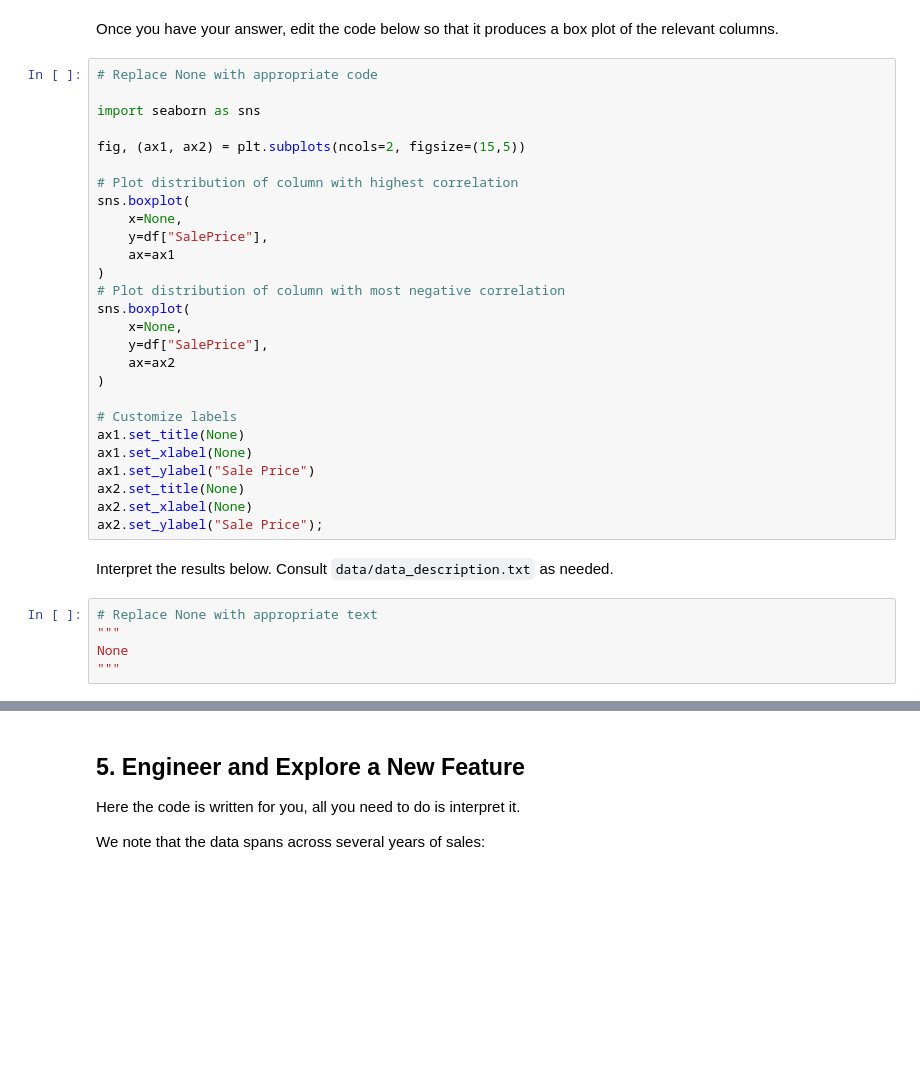
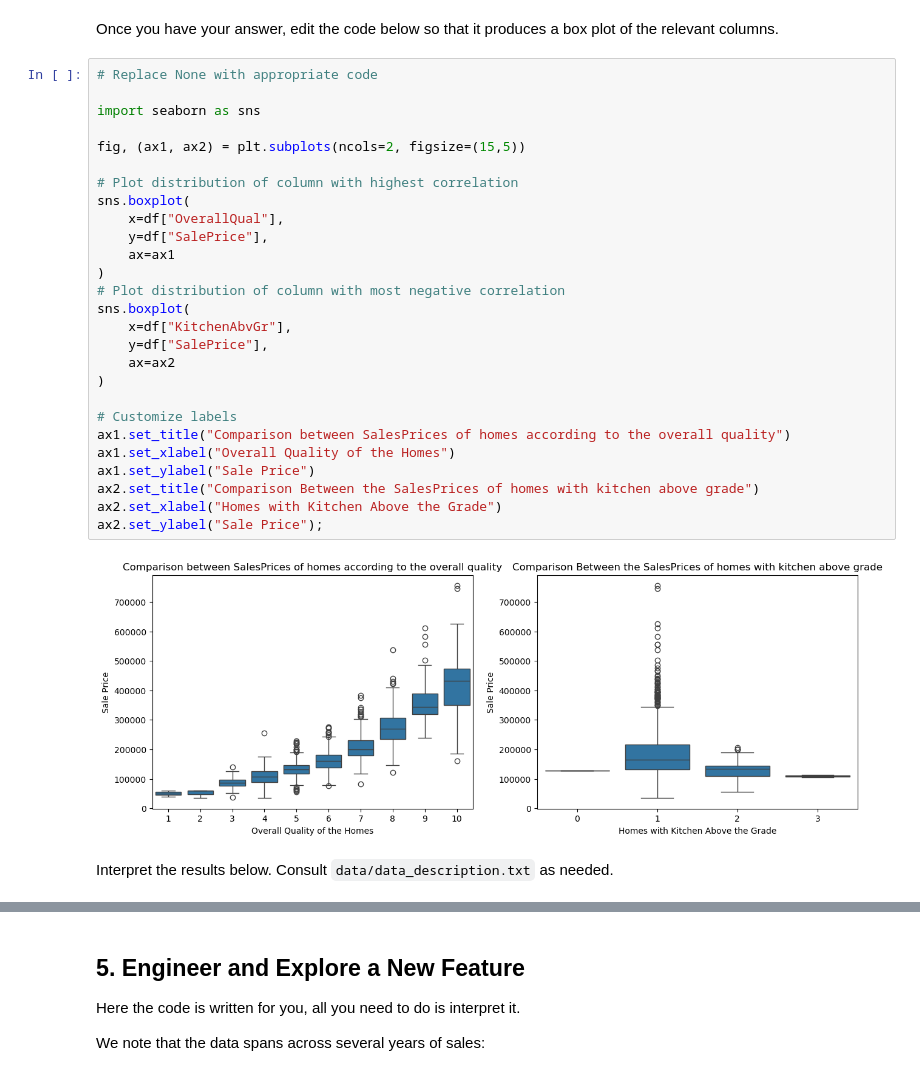
Before and after one commit to shimuli2011/dsc-pandas-eda-lab, a Jupyter notebook: index.ipynb, the cells around one changed output, grey strips where cells are left out. Saved outputs shown, nothing was run; the diff lists cells and outputs as text; blank space fills up the shorter version.

```diff
--- a/index.ipynb
+++ b/index.ipynb
@@ -411,34 +441,31 @@ Once you have your answer, edit the code below so that it produces a box plot of
 # %%
 # Replace None with appropriate code
 
 import seaborn as sns
 
 fig, (ax1, ax2) = plt.subplots(ncols=2, figsize=(15,5))
 
 # Plot distribution of column with highest correlation
 sns.boxplot(
-    x=None,
+    x=df["OverallQual"],
     y=df["SalePrice"],
     ax=ax1
 )
 # Plot distribution of column with most negative correlation
 sns.boxplot(
-    x=None,
+    x=df["KitchenAbvGr"],
     y=df["SalePrice"],
     ax=ax2
 )
 
 # Customize labels
-ax1.set_title(None)
-ax1.set_xlabel(None)
+ax1.set_title("Comparison between SalesPrices of homes according to the overall quality")
+ax1.set_xlabel("Overall Quality of the Homes")
 ax1.set_ylabel("Sale Price")
-ax2.set_title(None)
-ax2.set_xlabel(None)
+ax2.set_title("Comparison Between the SalesPrices of homes with kitchen above grade")
+ax2.set_xlabel("Homes with Kitchen Above the Grade")
 ax2.set_ylabel("Sale Price");
+# %% [output]
+[figure, added]
 # %% [markdown]
 Interpret the results below. Consult `data/data_description.txt` as needed.
-# %%
-# Replace None with appropriate text
-"""
-None
-"""
```
Also changed, not shown: parts of 10 cells of this notebook.
